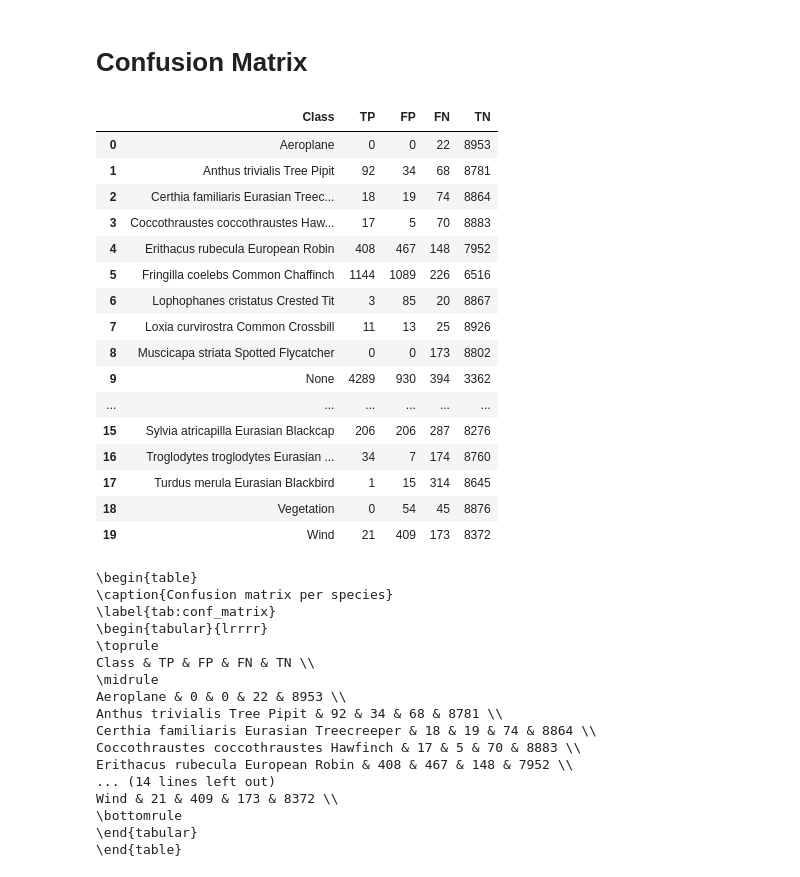
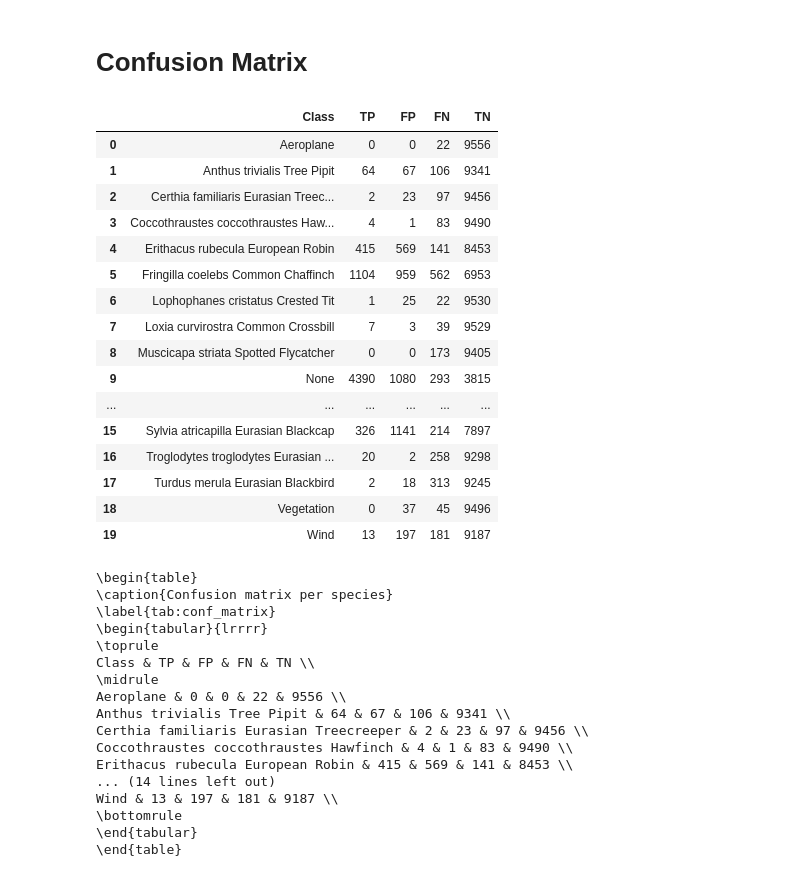
Before and after one commit to giacomoschiavo/finetuning-BirdNET, a Jupyter notebook: 6_model_evaluation_metrics.ipynb, the cells around one changed output. Cells and saved outputs as stored; diff of their text form; code cells hidden in the pictures.

```diff
--- a/6_model_evaluation_metrics.ipynb
+++ b/6_model_evaluation_metrics.ipynb
@@ -12,11 +7,11 @@ MODEL_PATH = f'./models/{MODEL_NAME}'
 # %%
 results_orig = np.load('/home/giacomoschiavo/finetuning-BirdNET/models/results/results_borig.npz', allow_pickle=True)
-results_base = np.load('/home/giacomoschiavo/finetuning-BirdNET/models/results/results_bbase_final.npz', allow_pickle=True)
-results_baugm = np.load('/home/giacomoschiavo/finetuning-BirdNET/models/results/results_baugm_final.npz', allow_pickle=True)
-results_cnn = np.load('/home/giacomoschiavo/finetuning-BirdNET/models/VanillaCNN/base_final/results.npz', allow_pickle=True)
-results_augm = np.load('/home/giacomoschiavo/finetuning-BirdNET/models/VanillaCNN/augm_final/results.npz', allow_pickle=True)
+results_base = np.load('/home/giacomoschiavo/finetuning-BirdNET/models/results/results_bbase_final_1.npz', allow_pickle=True)
+results_baugm = np.load('/home/giacomoschiavo/finetuning-BirdNET/models/results/results_baugm_final_1.npz', allow_pickle=True)
+# results_cnn = np.load('/home/giacomoschiavo/finetuning-BirdNET/models/CustomCNN/custom/results.npz', allow_pickle=True)
+results_cnn_augm = np.load('/home/giacomoschiavo/finetuning-BirdNET/models/CustomCNN/custom_1/results.npz', allow_pickle=True)
 
-class_names = results_augm['class_names']
+class_names = results_cnn_augm['class_names']
 # %%
 models_results = {
     'orig': {
@@ -40,18 +35,18 @@ models_results = {
         'class_names': results_baugm['class_names'],
         'alias': "Fine-tuned BirdNET + Data augmentation"
     },
-    'base_cnn': {
-        'y_true': results_cnn['y_true'],
-        'y_pred': results_cnn['y_pred'],
-        'y_pred_proba': results_cnn['y_pred_proba'],
-        'class_names': results_cnn['class_names'],
-        'alias': "Vanilla CNN"
-    },
+    # 'cnn': {
+    #     'y_true': results_cnn['y_true'],
+    #     'y_pred': results_cnn['y_pred'],
+    #     'y_pred_proba': results_cnn['y_pred_proba'],
+    #     'class_names': results_cnn['class_names'],
+    #     'alias': "Vanilla CNN + Data augmentation"
+    # },
     'augm_cnn': {
-        'y_true': results_augm['y_true'],
-        'y_pred': results_augm['y_pred'],
-        'y_pred_proba': results_augm['y_pred_proba'],
-        'class_names': results_augm['class_names'],
+        'y_true': results_cnn_augm['y_true'],
+        'y_pred': results_cnn_augm['y_pred'],
+        'y_pred_proba': results_cnn_augm['y_pred_proba'],
+        'class_names': results_cnn_augm['class_names'],
         'alias': "Vanilla CNN + Data augmentation"
     },
 }
@@ -227,40 +341,40 @@ for model in ['orig', 'augm', 'augm_cnn']:
 # %%
 from sklearn.metrics import multilabel_confusion_matrix
 
-selected_model = models_results['augm']
+selected_model = models_results['base']
 mcm = multilabel_confusion_matrix(selected_model['y_true'], selected_model['y_pred'])
 
 conf_matrices = []
 for idx, label in enumerate(class_names):
     tn, fp, fn, tp = mcm[idx].ravel()
     conf_matrices.append({
         'Class': label.replace("_", " "),
         'TP': tp,
         'FP': fp,
         'FN': fn,
         'TN': tn
     })
 
 conf_df = pd.DataFrame(conf_matrices)
 conf_df
 # %% [output]
 |  | Class | TP | FP | FN | TN |
-| 0 | Aeroplane | 0 | 0 | 22 | 8953 |
-| 1 | Anthus trivialis Tree Pipit | 92 | 34 | 68 | 8781 |
-| 2 | Certhia familiaris Eurasian Treec... | 18 | 19 | 74 | 8864 |
-| 3 | Coccothraustes coccothraustes Haw... | 17 | 5 | 70 | 8883 |
-| 4 | Erithacus rubecula European Robin | 408 | 467 | 148 | 7952 |
-| 5 | Fringilla coelebs Common Chaffinch | 1144 | 1089 | 226 | 6516 |
-| 6 | Lophophanes cristatus Crested Tit | 3 | 85 | 20 | 8867 |
-| 7 | Loxia curvirostra Common Crossbill | 11 | 13 | 25 | 8926 |
-| 8 | Muscicapa striata Spotted Flycatcher | 0 | 0 | 173 | 8802 |
-| 9 | None | 4289 | 930 | 394 | 3362 |
+| 0 | Aeroplane | 0 | 0 | 22 | 9556 |
+| 1 | Anthus trivialis Tree Pipit | 64 | 67 | 106 | 9341 |
+| 2 | Certhia familiaris Eurasian Treec... | 2 | 23 | 97 | 9456 |
+| 3 | Coccothraustes coccothraustes Haw... | 4 | 1 | 83 | 9490 |
+| 4 | Erithacus rubecula European Robin | 415 | 569 | 141 | 8453 |
+| 5 | Fringilla coelebs Common Chaffinch | 1104 | 959 | 562 | 6953 |
+| 6 | Lophophanes cristatus Crested Tit | 1 | 25 | 22 | 9530 |
+| 7 | Loxia curvirostra Common Crossbill | 7 | 3 | 39 | 9529 |
+| 8 | Muscicapa striata Spotted Flycatcher | 0 | 0 | 173 | 9405 |
+| 9 | None | 4390 | 1080 | 293 | 3815 |
 | ... | ... | ... | ... | ... | ... |
-| 15 | Sylvia atricapilla Eurasian Blackcap | 206 | 206 | 287 | 8276 |
-| 16 | Troglodytes troglodytes Eurasian ... | 34 | 7 | 174 | 8760 |
-| 17 | Turdus merula Eurasian Blackbird | 1 | 15 | 314 | 8645 |
-| 18 | Vegetation | 0 | 54 | 45 | 8876 |
-| 19 | Wind | 21 | 409 | 173 | 8372 |
+| 15 | Sylvia atricapilla Eurasian Blackcap | 326 | 1141 | 214 | 7897 |
+| 16 | Troglodytes troglodytes Eurasian ... | 20 | 2 | 258 | 9298 |
+| 17 | Turdus merula Eurasian Blackbird | 2 | 18 | 313 | 9245 |
+| 18 | Vegetation | 0 | 37 | 45 | 9496 |
+| 19 | Wind | 13 | 197 | 181 | 9187 |
 # %%
 latex_table = conf_df.to_latex(index=False, caption="Confusion matrix per species", label="tab:conf_matrix")
 print(latex_table)
@@ -272,13 +386,13 @@ print(latex_table)
 \toprule
 Class & TP & FP & FN & TN \\
 \midrule
-Aeroplane & 0 & 0 & 22 & 8953 \\
-Anthus trivialis Tree Pipit & 92 & 34 & 68 & 8781 \\
-Certhia familiaris Eurasian Treecreeper & 18 & 19 & 74 & 8864 \\
-Coccothraustes coccothraustes Hawfinch & 17 & 5 & 70 & 8883 \\
-Erithacus rubecula European Robin & 408 & 467 & 148 & 7952 \\
+Aeroplane & 0 & 0 & 22 & 9556 \\
+Anthus trivialis Tree Pipit & 64 & 67 & 106 & 9341 \\
+Certhia familiaris Eurasian Treecreeper & 2 & 23 & 97 & 9456 \\
+Coccothraustes coccothraustes Hawfinch & 4 & 1 & 83 & 9490 \\
+Erithacus rubecula European Robin & 415 & 569 & 141 & 8453 \\
 ... (14 lines left out)
-Wind & 21 & 409 & 173 & 8372 \\
+Wind & 13 & 197 & 181 & 9187 \\
 \bottomrule
 \end{tabular}
 \end{table}
```
Also changed, not shown: parts of 13 cells of this notebook, 1 other file.
